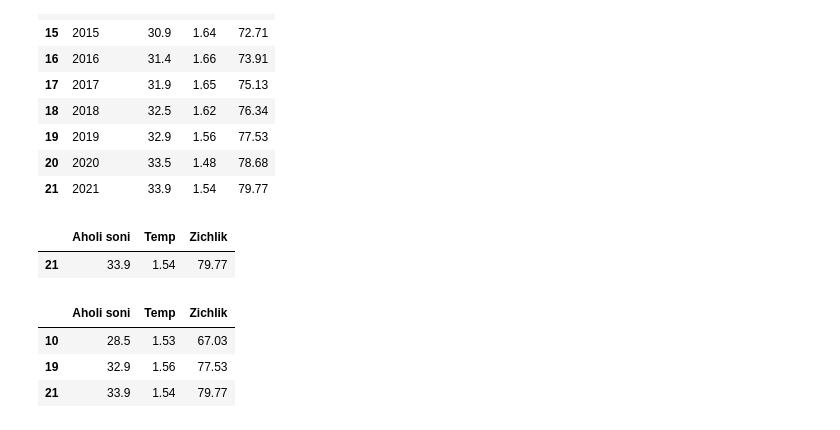
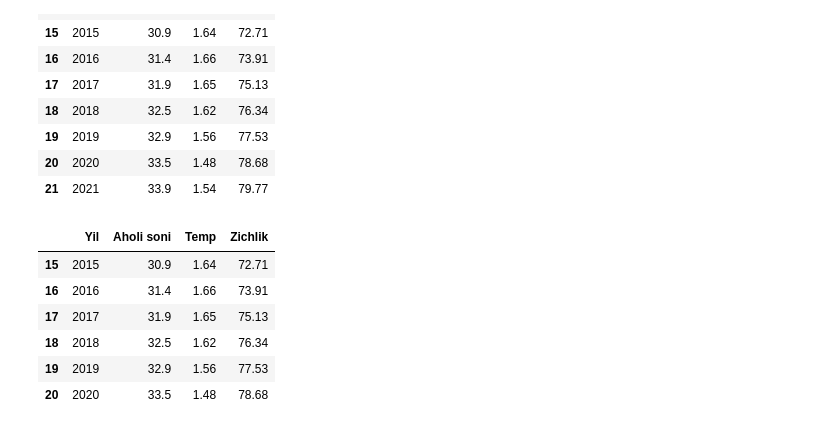
Before and after one commit to abdulhamidll/Data-Science, a Jupyter notebook: DS_qayta__indexlash.ipynb, the cells around one changed output. Cells and saved outputs as stored; diff of their text form; code cells hidden in the pictures.

```diff
--- a/DS_qayta__indexlash.ipynb
+++ b/DS_qayta__indexlash.ipynb
@@ -123,12 +121,10 @@ df2 = df.reindex(columns=['Aholi soni', 'Temp', 'Zichlik'])
-# %%
-df2.sample()
-# %% [output]
-|  | Aholi soni | Temp | Zichlik |
-| 21 | 33.9 | 1.54 | 79.77 |
 # %%
-df.loc[[10, 19, 21], ['Aholi soni', 'Temp', 'Zichlik']]
+df.drop([10, 21])
 # %% [output]
-|  | Aholi soni | Temp | Zichlik |
-| 10 | 28.5 | 1.53 | 67.03 |
-| 19 | 32.9 | 1.56 | 77.53 |
-| 21 | 33.9 | 1.54 | 79.77 |
+|  | Yil | Aholi soni | Temp | Zichlik |
+| 15 | 2015 | 30.9 | 1.64 | 72.71 |
+| 16 | 2016 | 31.4 | 1.66 | 73.91 |
+| 17 | 2017 | 31.9 | 1.65 | 75.13 |
+| 18 | 2018 | 32.5 | 1.62 | 76.34 |
+| 19 | 2019 | 32.9 | 1.56 | 77.53 |
+| 20 | 2020 | 33.5 | 1.48 | 78.68 |
```
Also changed, not shown: parts of 5 cells of this notebook.
